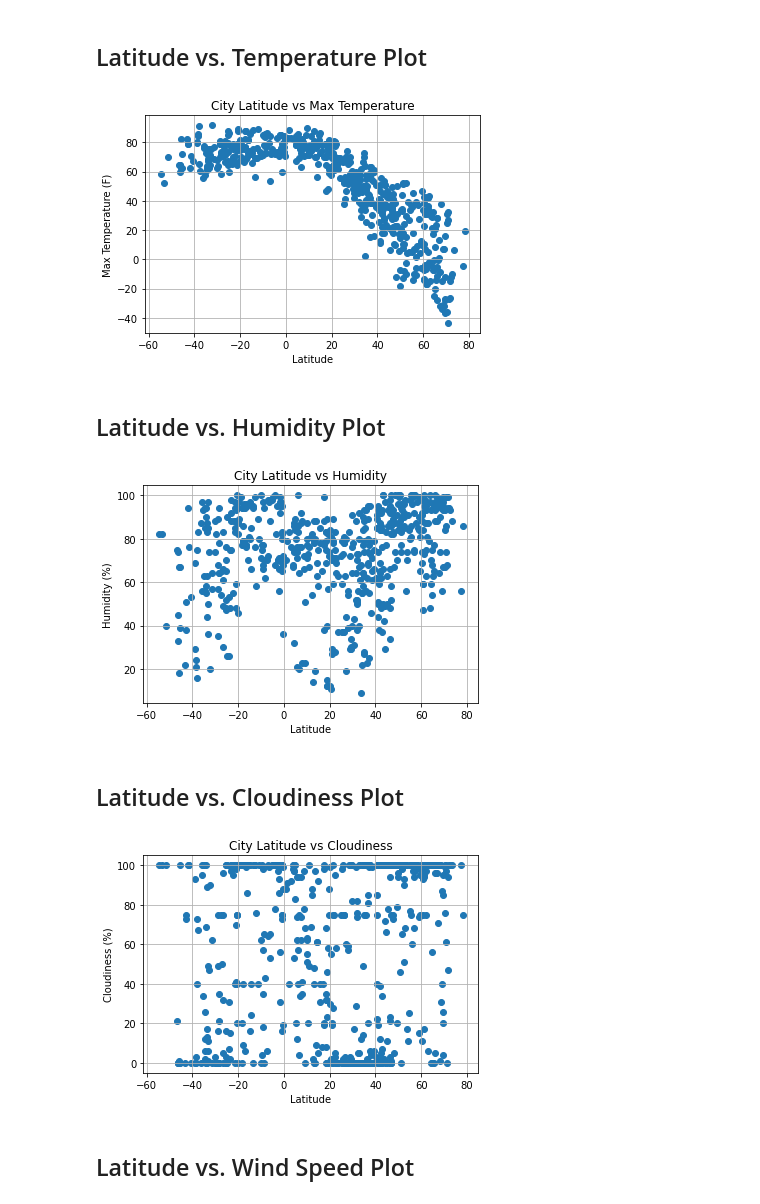
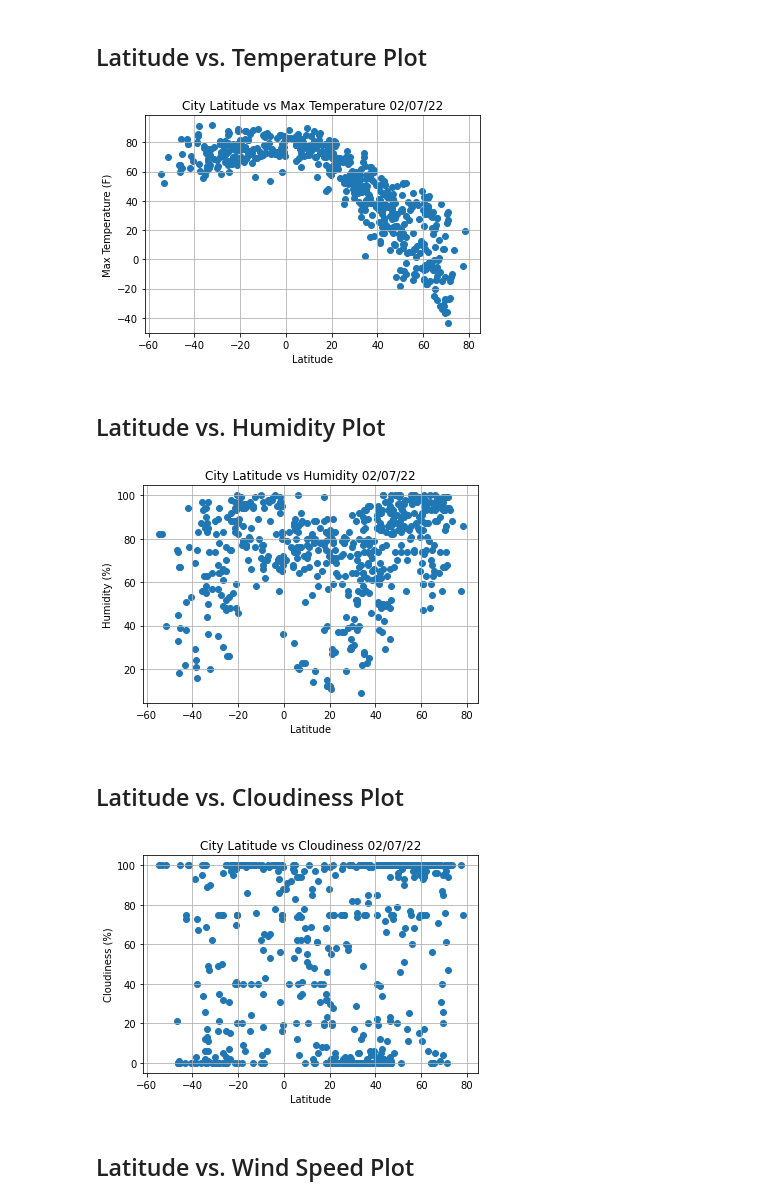
Before and after one commit to quettamar/Python-API-Challenge, a Jupyter notebook: WeatherPy.ipynb, the cells around one changed output. Drawn from its saved outputs; the diff is of its cells as text; code cells hidden in the pictures.

```diff
--- a/WeatherPy.ipynb
+++ b/WeatherPy.ipynb
@@ -190,13 +190,13 @@ windspeed = weather_data['Wind Speed']
 # %%
 plt.scatter(latitude, maxtemp)
 plt.xlabel('Latitude')
 plt.ylabel('Max Temperature (F)')
-plt.title('City Latitude vs Max Temperature')
+plt.title('City Latitude vs Max Temperature 02/07/22')
 plt.grid()
 plt.savefig('Images/lat_vs_temp.png')
 plt.show()
 # %% [output]
-[figure, old version]
+[figure, new version]
 # %%
 #After analyzing the data, there does appear to be a correlation between latitude and the max temperatures. The temperatures around the equator are the highest
 #which is expected and the lower temperatures are near the polar caps. It would make sense that the north pole would be colder seeing as it is a frozen ocean
@@ -207,12 +207,12 @@ plt.show()
 plt.scatter(latitude, humidity)
 plt.xlabel('Latitude')
 plt.ylabel('Humidity (%)')
-plt.title('City Latitude vs Humidity')
+plt.title('City Latitude vs Humidity 02/07/22')
 plt.grid()
 plt.savefig('Images/lat_vs_humidity.png')
 plt.show()
 # %% [output]
-[figure, old version]
+[figure, new version]
 # %%
 #At first, there didn't appear to be any kind of correlation between latitude and humidity but after
 #looking at a world map, the outliers between 0 and 40 degrees latitude could include the Saharan Desert
@@ -225,12 +225,12 @@ plt.show()
 plt.scatter(latitude, clouds)
 plt.xlabel('Latitude')
 plt.ylabel('Cloudiness (%)')
-plt.title('City Latitude vs Cloudiness')
+plt.title('City Latitude vs Cloudiness 02/07/22')
 plt.grid()
 plt.savefig('Images/lat_vs_cloudiness.png')
 plt.show()
 # %% [output]
-[figure, old version]
+[figure, new version]
 # %%
 #For cloudiness versus latitude, there is no correlation. At any given latitude, cloudiness
 #data covers the full available range. For example, the equator includes data from areas
```
